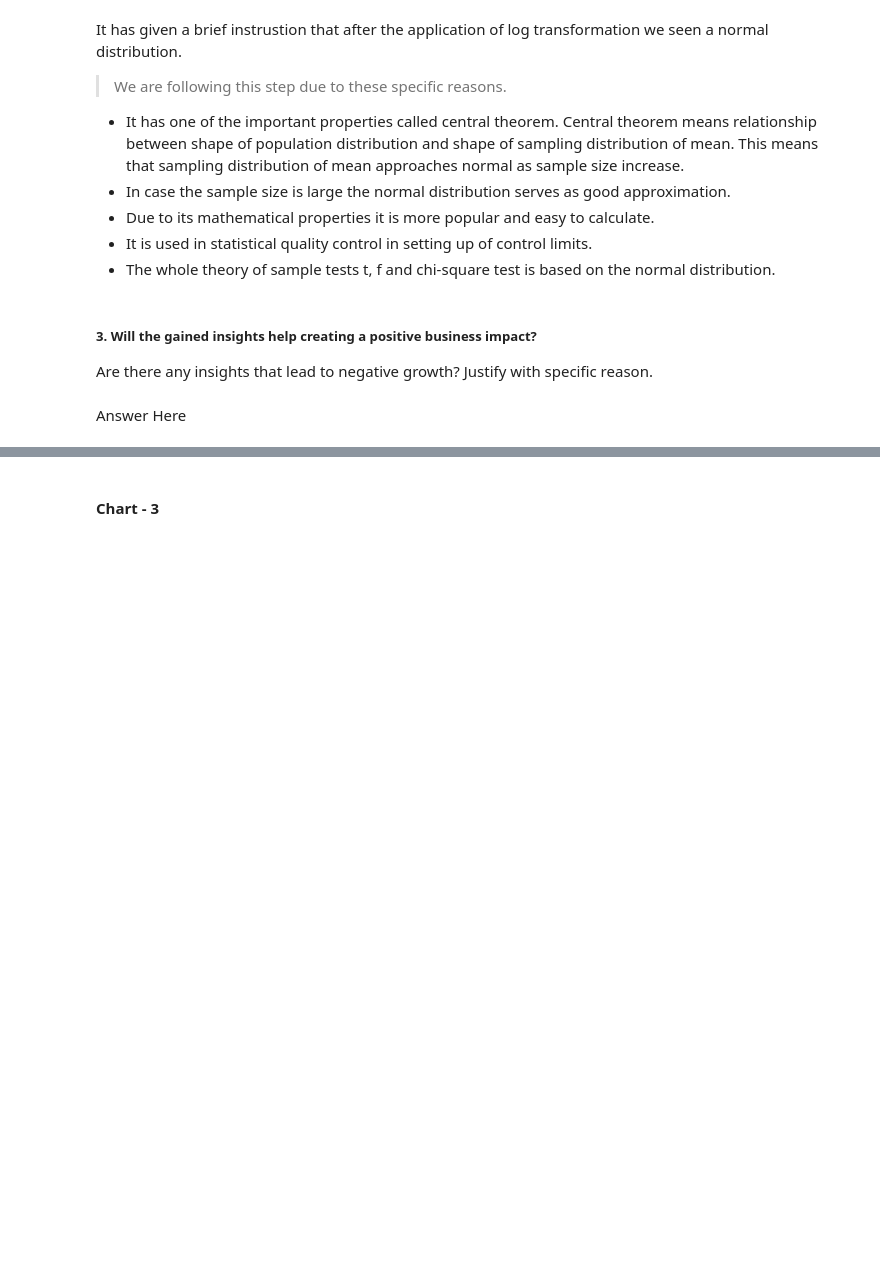
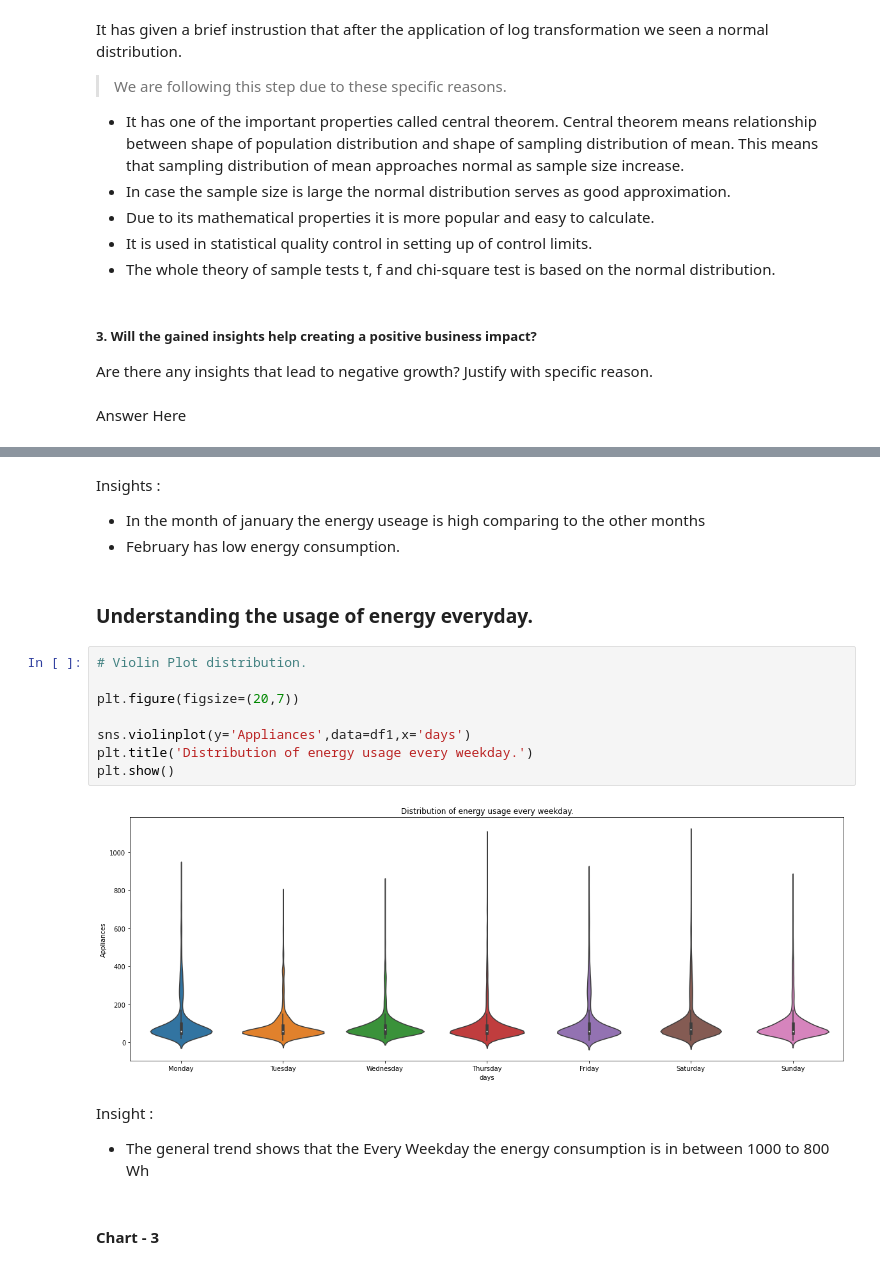
Before and after one commit to DipanshuKumar449/Appliance-Energy-Prediction, a Jupyter notebook: Appliance_Energy_Prediction.ipynb, the cells around one changed output, grey strips where cells are left out. Saved outputs shown, nothing was run; the diff lists cells and outputs as text; blank space fills up the shorter version.

```diff
--- a/Appliance_Energy_Prediction.ipynb
+++ b/Appliance_Energy_Prediction.ipynb
@@ -294,3 +419,24 @@ Answer Here
+# %% [markdown]
+Insights :
+
+*   In the month of january the energy useage is high comparing to the other months
+*   February has low energy consumption.
+# %% [markdown]
+### Understanding the usage of energy everyday.
+# %%
+# Violin Plot distribution.
+
+plt.figure(figsize=(20,7))
+
+sns.violinplot(y='Appliances',data=df1,x='days')
+plt.title('Distribution of energy usage every weekday.')
+plt.show()
+# %% [output]
+[figure, added]
+# %% [markdown]
+Insight :
+
+*   The general trend shows that the Every Weekday the energy consumption is in between 1000 to 800 Wh
 # %% [markdown]
 #### Chart - 3
 # %%
```
Also changed, not shown: parts of 354 cells of this notebook.
